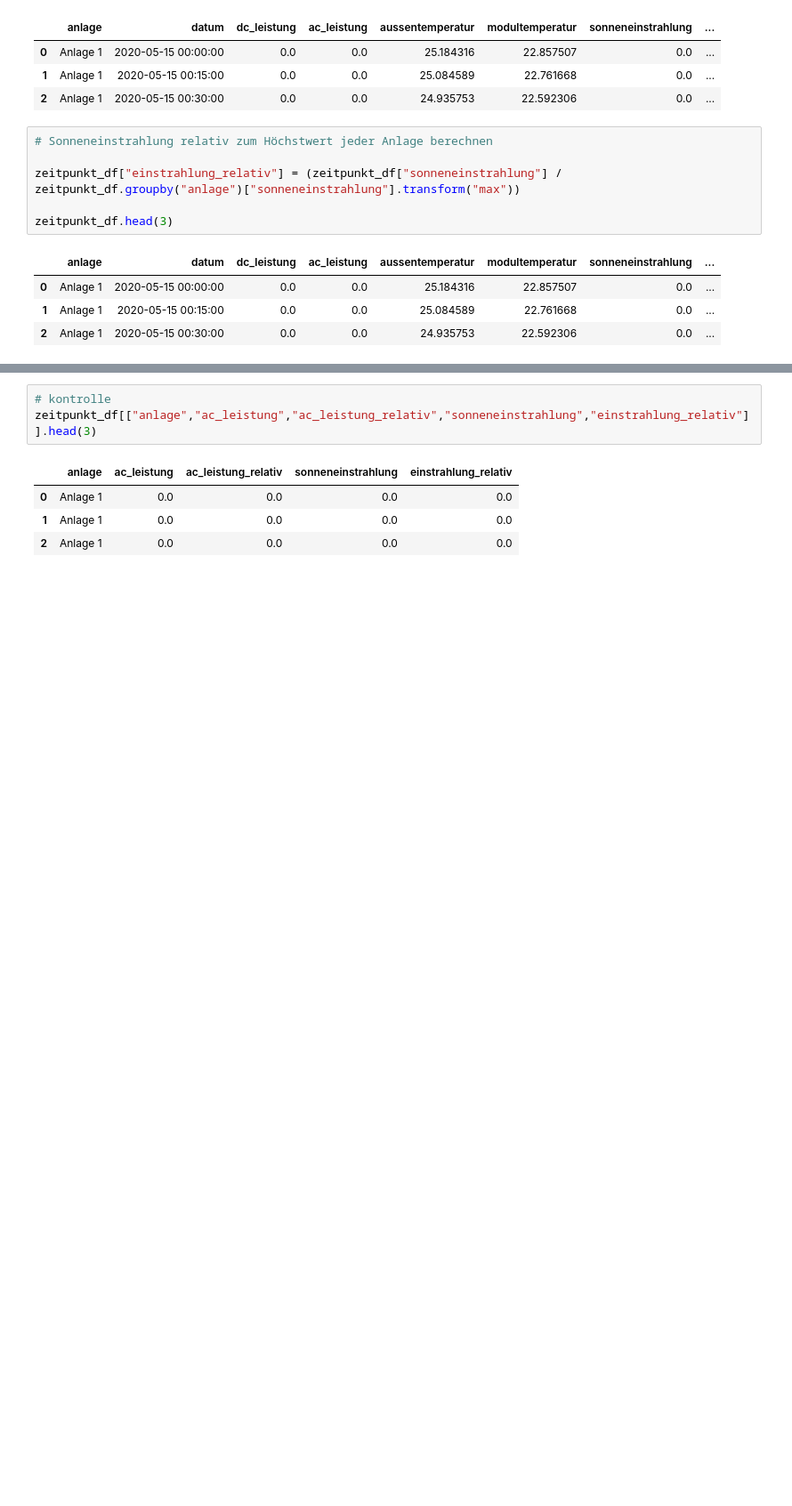
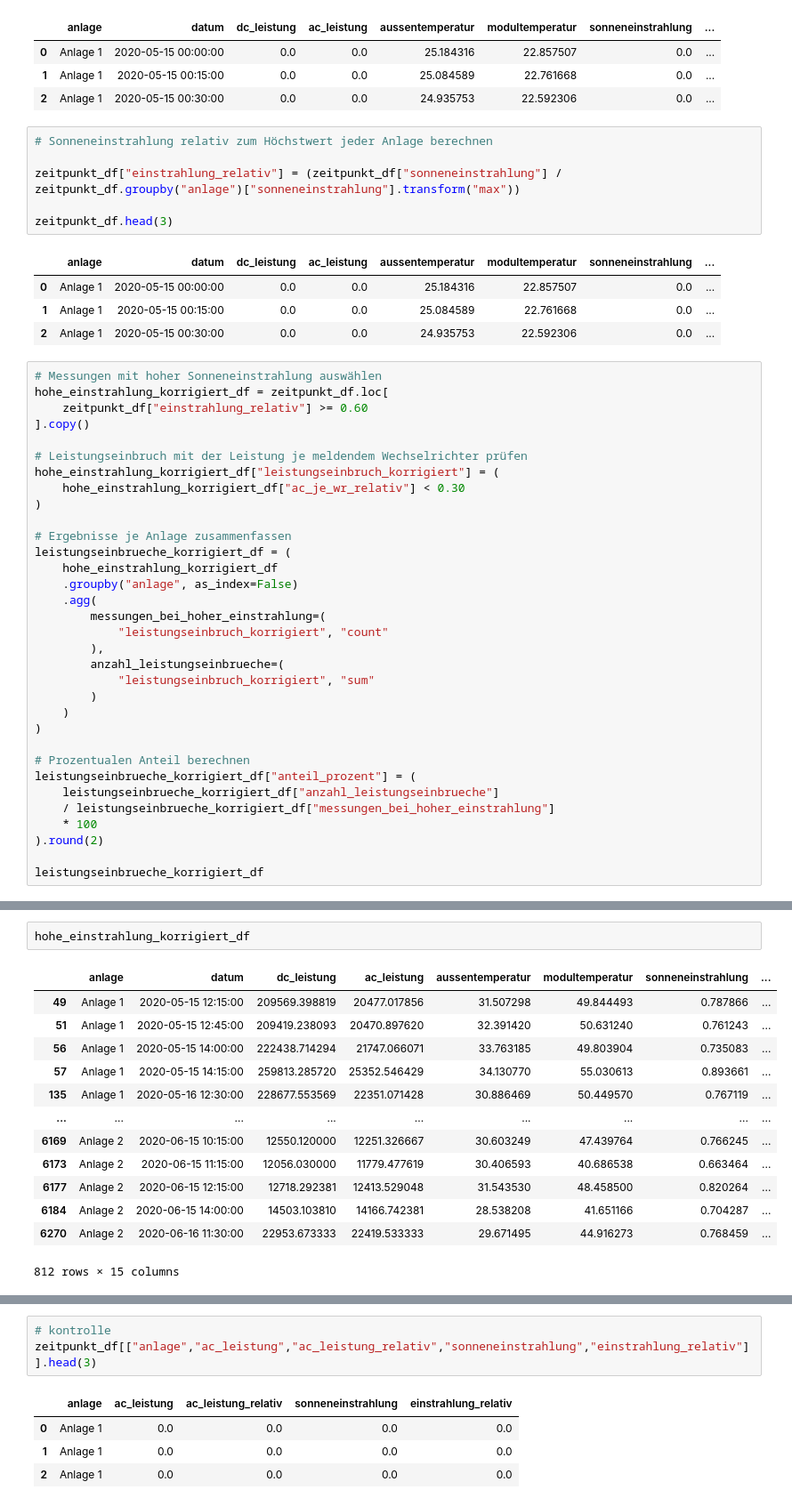
Before and after one commit to AnaStefaniuk/pv-anlagen-datenanalyse, a Jupyter notebook: main.ipynb, the cells around one changed output, grey strips where cells are left out. Shown at 89% size. Saved outputs shown, nothing was run; the diff lists cells and outputs as text; blank space fills up the shorter version.

```diff
--- a/main.ipynb
+++ b/main.ipynb
@@ -1389,3 +1648,36 @@ zeitpunkt_df.head(3)
 | 0 | Anlage 1 | 2020-05-15 00:00:00 | 0.0 | 0.0 | 25.184316 | 22.857507 | 0.0 | ... |
 | 1 | Anlage 1 | 2020-05-15 00:15:00 | 0.0 | 0.0 | 25.084589 | 22.761668 | 0.0 | ... |
 | 2 | Anlage 1 | 2020-05-15 00:30:00 | 0.0 | 0.0 | 24.935753 | 22.592306 | 0.0 | ... |
+# %%
+# Messungen mit hoher Sonneneinstrahlung auswählen
+hohe_einstrahlung_korrigiert_df = zeitpunkt_df.loc[
+    zeitpunkt_df["einstrahlung_relativ"] >= 0.60
+].copy()
+
+# Leistungseinbruch mit der Leistung je meldendem Wechselrichter prüfen
+hohe_einstrahlung_korrigiert_df["leistungseinbruch_korrigiert"] = (
+    hohe_einstrahlung_korrigiert_df["ac_je_wr_relativ"] < 0.30
+)
+
+# Ergebnisse je Anlage zusammenfassen
+leistungseinbrueche_korrigiert_df = (
+    hohe_einstrahlung_korrigiert_df
+    .groupby("anlage", as_index=False)
+    .agg(
+        messungen_bei_hoher_einstrahlung=(
+            "leistungseinbruch_korrigiert", "count"
+        ),
+        anzahl_leistungseinbrueche=(
+            "leistungseinbruch_korrigiert", "sum"
+        )
+    )
+)
+
+# Prozentualen Anteil berechnen
+leistungseinbrueche_korrigiert_df["anteil_prozent"] = (
+    leistungseinbrueche_korrigiert_df["anzahl_leistungseinbrueche"]
+    / leistungseinbrueche_korrigiert_df["messungen_bei_hoher_einstrahlung"]
+    * 100
+).round(2)
+
+leistungseinbrueche_korrigiert_df
@@ -1391,0 +1694,16 @@ zeitpunkt_df.head(3)
+# %%
+hohe_einstrahlung_korrigiert_df
+# %% [output]
+|  | anlage | datum | dc_leistung | ac_leistung | aussentemperatur | modultemperatur | sonneneinstrahlung | ... |
+| 49 | Anlage 1 | 2020-05-15 12:15:00 | 209569.398819 | 20477.017856 | 31.507298 | 49.844493 | 0.787866 | ... |
+| 51 | Anlage 1 | 2020-05-15 12:45:00 | 209419.238093 | 20470.897620 | 32.391420 | 50.631240 | 0.761243 | ... |
+| 56 | Anlage 1 | 2020-05-15 14:00:00 | 222438.714294 | 21747.066071 | 33.763185 | 49.803904 | 0.735083 | ... |
+| 57 | Anlage 1 | 2020-05-15 14:15:00 | 259813.285720 | 25352.546429 | 34.130770 | 55.030613 | 0.893661 | ... |
+| 135 | Anlage 1 | 2020-05-16 12:30:00 | 228677.553569 | 22351.071428 | 30.886469 | 50.449570 | 0.767119 | ... |
+| ... | ... | ... | ... | ... | ... | ... | ... | ... |
+| 6169 | Anlage 2 | 2020-06-15 10:15:00 | 12550.120000 | 12251.326667 | 30.603249 | 47.439764 | 0.766245 | ... |
+| 6173 | Anlage 2 | 2020-06-15 11:15:00 | 12056.030000 | 11779.477619 | 30.406593 | 40.686538 | 0.663464 | ... |
+| 6177 | Anlage 2 | 2020-06-15 12:15:00 | 12718.292381 | 12413.529048 | 31.543530 | 48.458500 | 0.820264 | ... |
+| 6184 | Anlage 2 | 2020-06-15 14:00:00 | 14503.103810 | 14166.742381 | 28.538208 | 41.651166 | 0.704287 | ... |
+| 6270 | Anlage 2 | 2020-06-16 11:30:00 | 22953.673333 | 22419.533333 | 29.671495 | 44.916273 | 0.768459 | ... |
+812 rows × 15 columns
```
Also changed, not shown: parts of 76 cells of this notebook, 4 other files.
